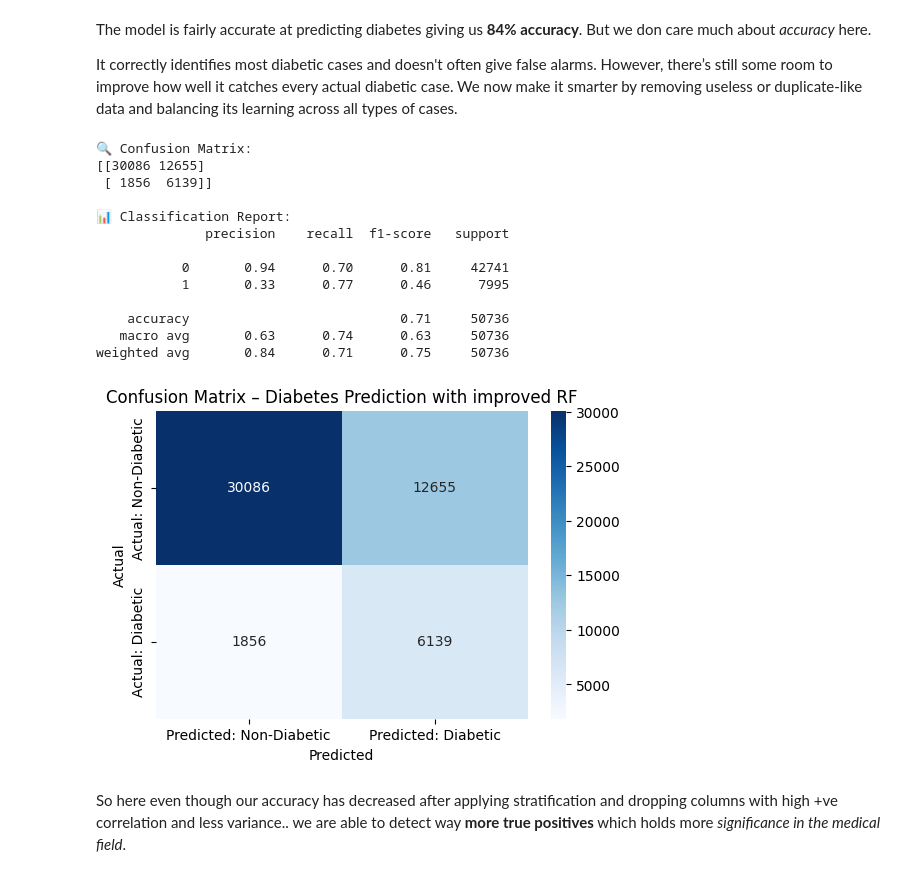
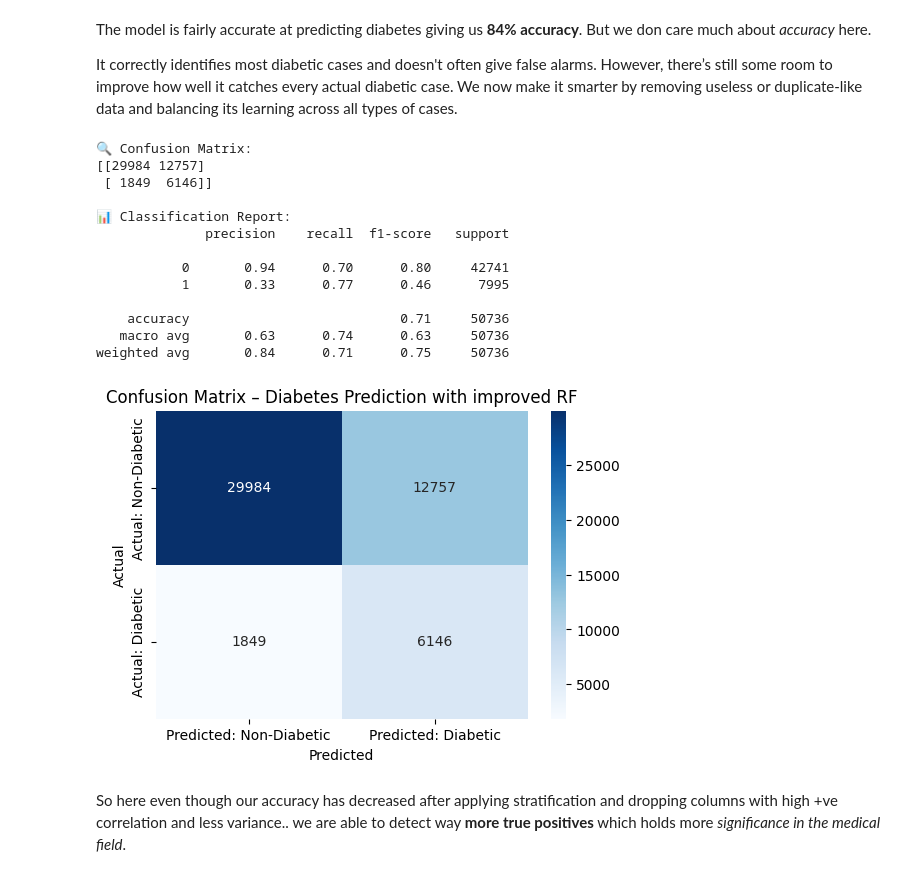
Before and after one commit to chrisjason0505/DIABETES-HEALTH-INDICATORS-DS, a Jupyter notebook: diabetesindicators.ipynb, the cells around one changed output. Drawn from its saved outputs; the diff is of its cells as text; code cells hidden in the pictures.

```diff
--- a/diabetesindicators.ipynb
+++ b/diabetesindicators.ipynb
@@ -250,0 +269,6 @@ These visual insights help uncover trends and inequalities in diabetes risk base
+# %%
+# Drop the columns with low correlation as identified in the previous markdown cell
+columns_to_drop = ['CholCheck', 'Fruits', 'Veggies', 'HvyAlcoholConsump', 'NoDocbcCost', 'AnyHealthcare', 'MentHlth','Sex']
+df_dropped = df.drop(columns=columns_to_drop)
+print("DataFrame after dropping low correlation columns:")
+display(df_dropped.head())
@@ -283,11 +387,11 @@ from sklearn.ensemble import RandomForestClassifier
 from sklearn.metrics import classification_report, confusion_matrix
 
 # load our dataset
-df = pd.read_csv("diabetes_012_health_indicators_BRFSS2015.csv")
+
 
 # Merge pre-diabetic and dibetic class
-df['Diabetes_binary'] = df['Diabetes_012'].apply(lambda x: 1 if x in [1, 2] else 0)
-df.drop('Diabetes_012', axis=1, inplace=True)
+df_dropped['Diabetes_binary'] = df_dropped['Diabetes_012'].apply(lambda x: 1 if x in [1, 2] else 0)
+df_dropped.drop('Diabetes_012', axis=1, inplace=True)
 # %% [markdown]
 **In a nutshell; we see the confusion matrix.In that matrix we try to minimize the hue of the bottom-left square(false negatives) i.e keep the color of bottom left square as light as possible(ideally white and false_negatives=0)**
 # %% [markdown]
@@ -367,21 +471,16 @@ import seaborn as sns
 import matplotlib.pyplot as plt
 from sklearn.metrics import confusion_matrix
 
-# Drop low-variance features
-selector = VarianceThreshold(threshold=0.01)  # remove near-constant columns
-X = df.drop('Diabetes_binary', axis=1)
+X = df_dropped.drop('Diabetes_binary', axis=1)
 X_var = selector.fit_transform(X)
 selected_cols = X.columns[selector.get_support()]
 
-# Drop highly correlated features
-X_clean = df[selected_cols]
+
 corr_matrix = X_clean.corr().abs()
-upper = corr_matrix.where(np.triu(np.ones(corr_matrix.shape), k=1).astype(bool))
-to_drop = [column for column in upper.columns if any(upper[column] > 0.9)]
 X_clean = X_clean.drop(columns=to_drop)
 
 # Final cleaned features
-y = df['Diabetes_binary']
+y = df_dropped['Diabetes_binary']
 X_cleaned_final = X_clean.copy()
 
 # === Step 2: Stratified Split ===
@@ -407,37 +506,37 @@ model.fit(X_train_scaled, y_train)
 
 # === Step 5: Evaluate ===
 y_pred = model.predict(X_test_scaled)
 
 print("🔍 Confusion Matrix:")
 print(confusion_matrix(y_test, y_pred))
 
 print("\n📊 Classification Report:")
 print(classification_report(y_test, y_pred))
 
 cm = confusion_matrix(y_test, y_pred)
 
 plt.figure(figsize=(6, 4))
 sns.heatmap(cm, annot=True, fmt='d', cmap='Blues', xticklabels=["Predicted: Non-Diabetic", "Predicted: Diabetic"],
             yticklabels=["Actual: Non-Diabetic", "Actual: Diabetic"])
 plt.title("Confusion Matrix – Diabetes Prediction with improved RF")
 plt.ylabel("Actual")
 plt.xlabel("Predicted")
 plt.show()
 # %% [output]
 🔍 Confusion Matrix:
-[[30086 12655]
- [ 1856  6139]]
+[[29984 12757]
+ [ 1849  6146]]
 
 📊 Classification Report:
               precision    recall  f1-score   support
 
-           0       0.94      0.70      0.81     42741
+           0       0.94      0.70      0.80     42741
            1       0.33      0.77      0.46      7995
 
     accuracy                           0.71     50736
    macro avg       0.63      0.74      0.63     50736
 weighted avg       0.84      0.71      0.75     50736
-[figure, old version]
+[figure, new version]
 # %% [markdown]
 So here even though our accuracy has decreased after applying stratification and dropping columns with high +ve correlation and less variance.. we are able to detect way **more true positives** which holds more *significance in the medical field*.
 # %% [markdown]
```
Also changed, not shown: parts of 14 cells of this notebook.
